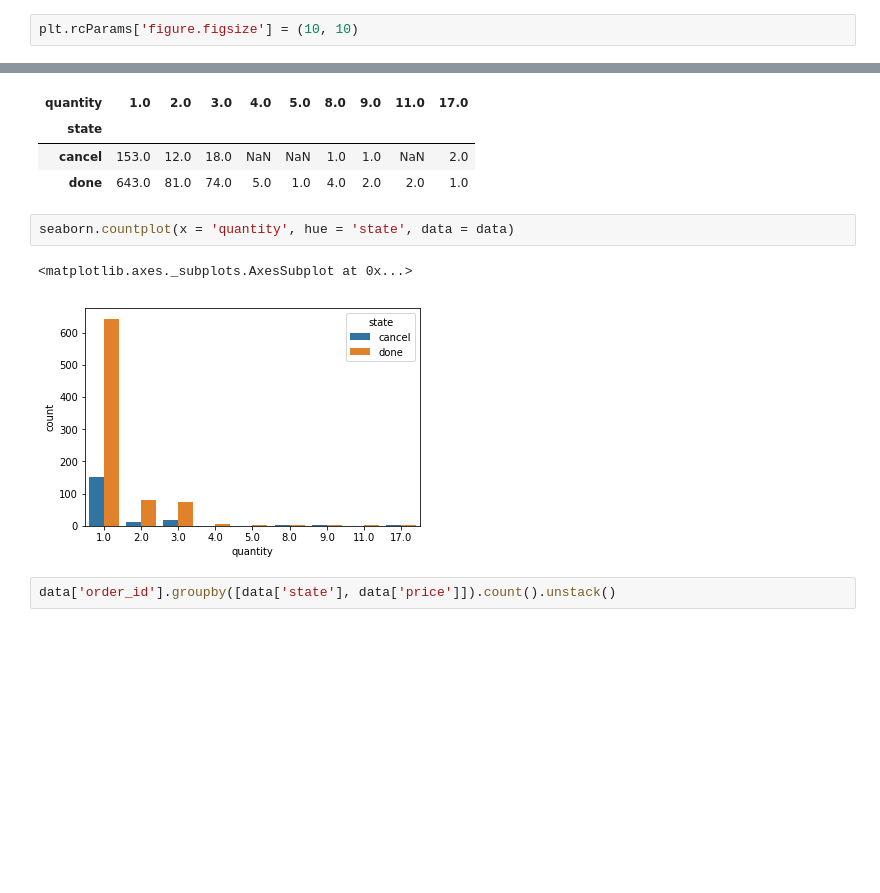
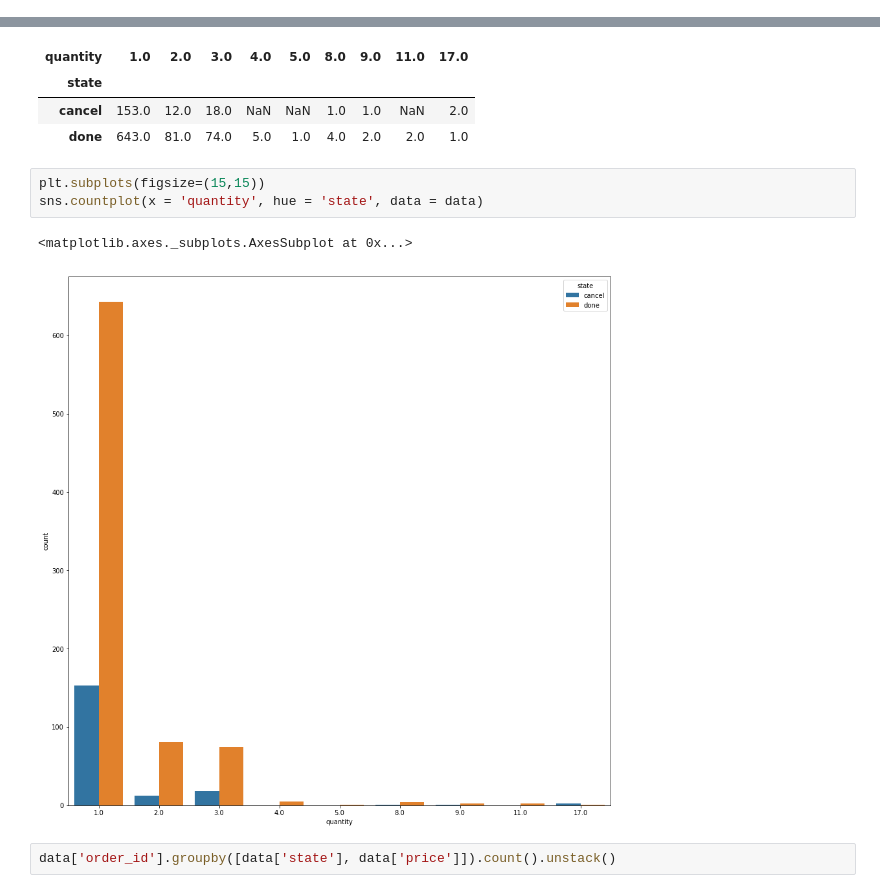
Before and after one commit to shiroguo1998/aa_asm3, a Jupyter notebook: Testing.ipynb, the cells around one changed output, grey strips where cells are left out. Saved outputs shown, nothing was run; the diff lists cells and outputs as text; blank space fills up the shorter version.

```diff
--- a/Testing.ipynb
+++ b/Testing.ipynb
@@ -6,5 +6,3 @@ import seaborn as sns
 from sklearn import preprocessing
 # %%
 %matplotlib inline
-# %%
-plt.rcParams['figure.figsize'] = (10, 10)
@@ -138,10 +95,11 @@ data['order_id'].groupby([data['state'], data['quantity']]).count().unstack()
 | cancel | 153.0 | 12.0 | 18.0 | NaN | NaN | 1.0 | 1.0 | NaN | 2.0 |
 | done | 643.0 | 81.0 | 74.0 | 5.0 | 1.0 | 4.0 | 2.0 | 2.0 | 1.0 |
 # %%
-seaborn.countplot(x = 'quantity', hue = 'state', data = data)
+plt.subplots(figsize=(15,15))
+sns.countplot(x = 'quantity', hue = 'state', data = data)
 # %% [output]
 <matplotlib.axes._subplots.AxesSubplot at 0x...>
-[figure, old version]
+[figure, new version]
 # %%
 data['order_id'].groupby([data['state'], data['price']]).count().unstack()
 # %% [output]
```
Also changed, not shown: parts of 11 cells of this notebook, 2 other files.
